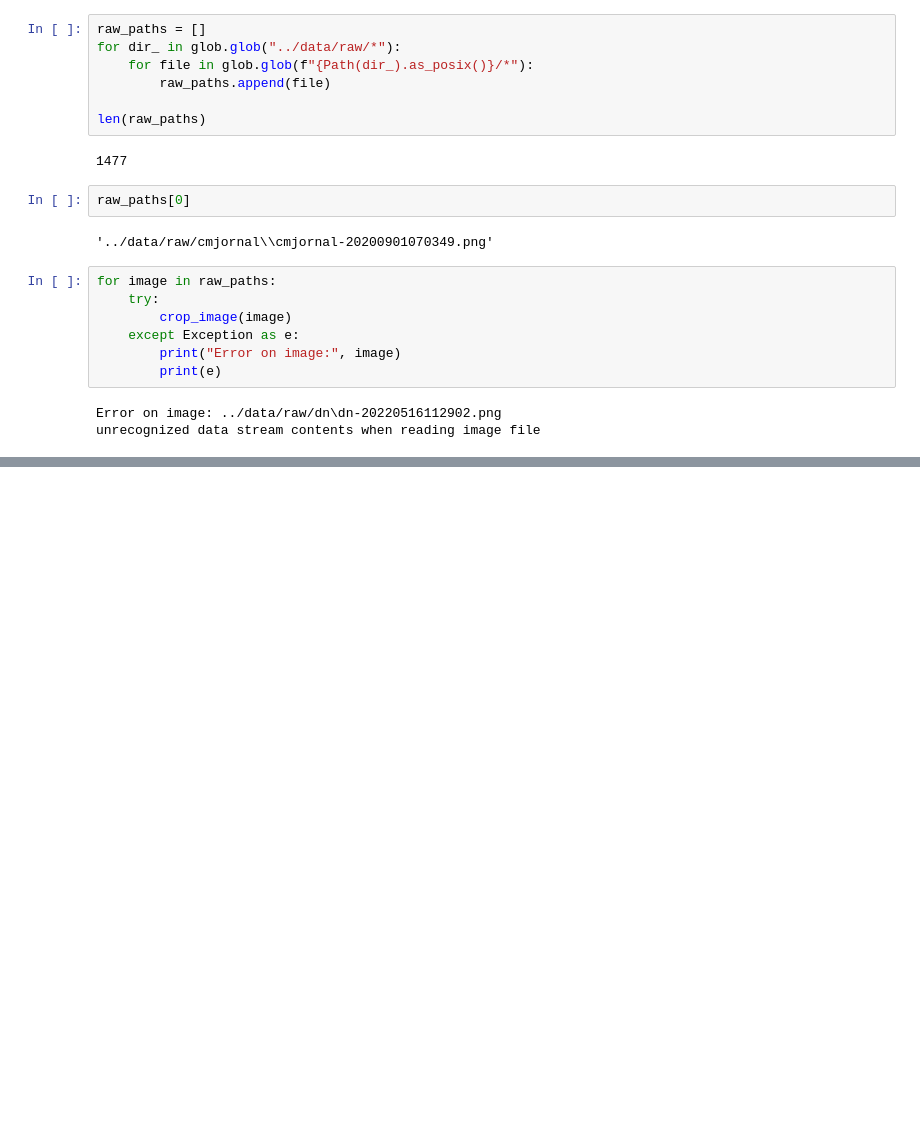
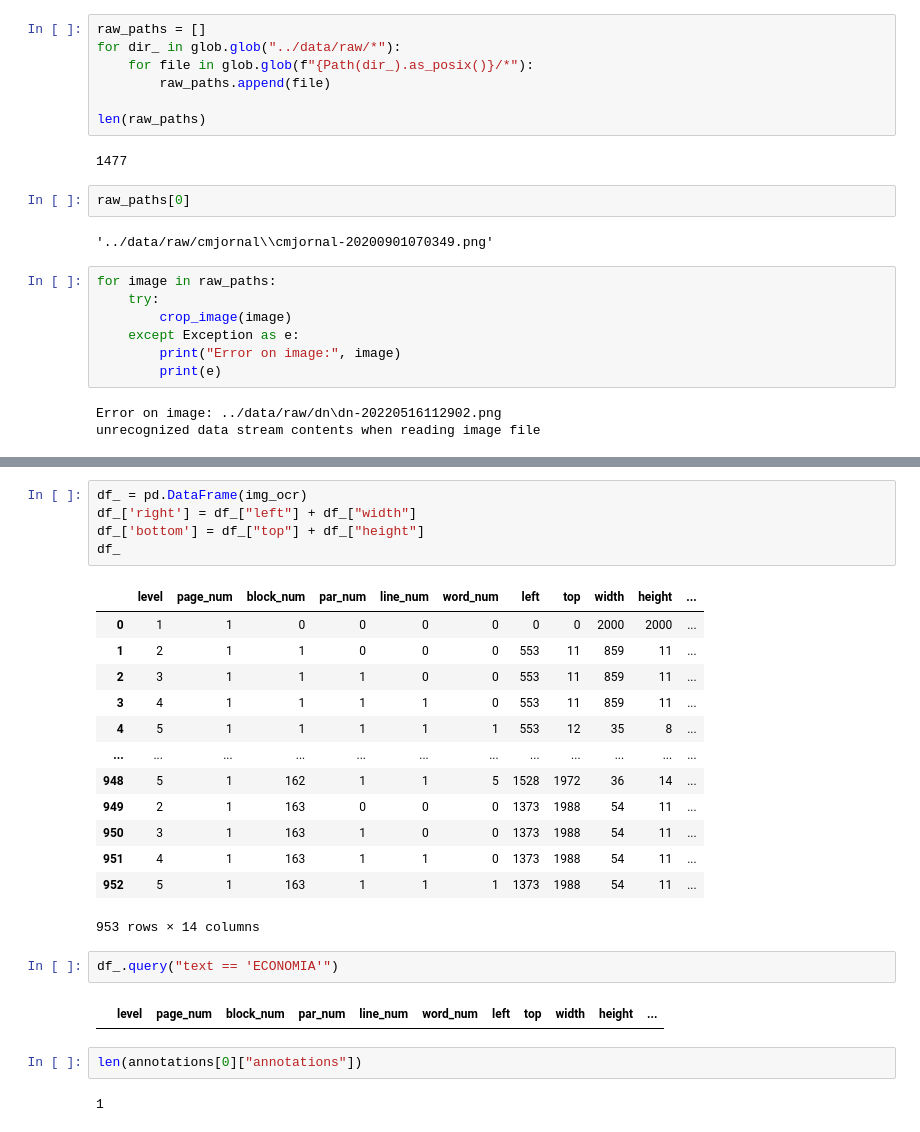
Before and after one commit to jfecunha/NewsSonar, a Jupyter notebook: notebooks/data_collection.ipynb, the cells around one changed output, grey strips where cells are left out. Drawn from its saved outputs; the diff is of its cells as text; blank space fills up the shorter version.

```diff
--- a/notebooks/data_collection.ipynb
+++ b/notebooks/data_collection.ipynb
@@ -117,0 +245,27 @@ AttributeError: shape
+# %%
+df_ = pd.DataFrame(img_ocr)
+df_['right'] = df_["left"] + df_["width"]
+df_['bottom'] = df_["top"] + df_["height"]
+df_
+# %% [output]
+|  | level | page_num | block_num | par_num | line_num | word_num | left | top | width | height | ... |
+| 0 | 1 | 1 | 0 | 0 | 0 | 0 | 0 | 0 | 2000 | 2000 | ... |
+| 1 | 2 | 1 | 1 | 0 | 0 | 0 | 553 | 11 | 859 | 11 | ... |
+| 2 | 3 | 1 | 1 | 1 | 0 | 0 | 553 | 11 | 859 | 11 | ... |
+| 3 | 4 | 1 | 1 | 1 | 1 | 0 | 553 | 11 | 859 | 11 | ... |
+| 4 | 5 | 1 | 1 | 1 | 1 | 1 | 553 | 12 | 35 | 8 | ... |
+| ... | ... | ... | ... | ... | ... | ... | ... | ... | ... | ... | ... |
+| 948 | 5 | 1 | 162 | 1 | 1 | 5 | 1528 | 1972 | 36 | 14 | ... |
+| 949 | 2 | 1 | 163 | 0 | 0 | 0 | 1373 | 1988 | 54 | 11 | ... |
+| 950 | 3 | 1 | 163 | 1 | 0 | 0 | 1373 | 1988 | 54 | 11 | ... |
+| 951 | 4 | 1 | 163 | 1 | 1 | 0 | 1373 | 1988 | 54 | 11 | ... |
+| 952 | 5 | 1 | 163 | 1 | 1 | 1 | 1373 | 1988 | 54 | 11 | ... |
+953 rows × 14 columns
+# %%
+df_.query("text == 'ECONOMIA'")
+# %% [output]
+|  | level | page_num | block_num | par_num | line_num | word_num | left | top | width | height | ... |
+# %%
+len(annotations[0]["annotations"])
+# %% [output]
+1
```
Also changed, not shown: parts of 22 cells of this notebook, 6 other files.
